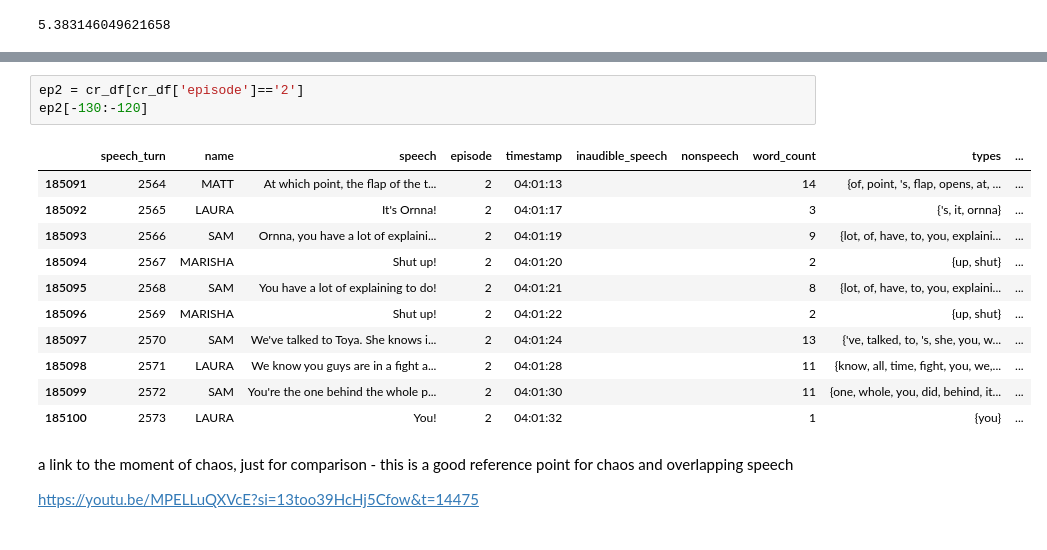
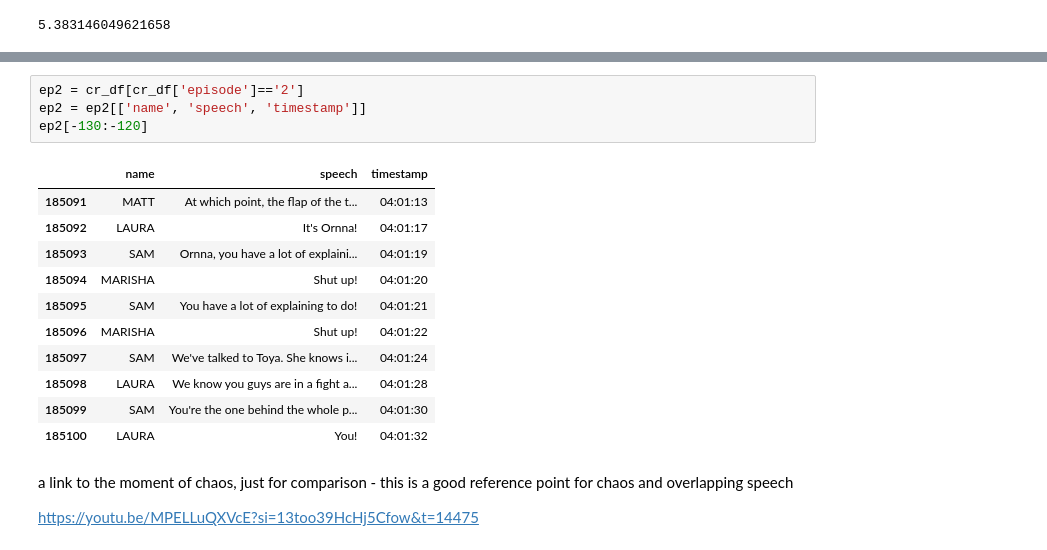
Before and after one commit to Data-Science-for-Linguists-2025/Critical-Role-Analysis, a Jupyter notebook: notebooks/cr_analysis.ipynb, the cells around one changed output, grey strips where cells are left out. Drawn from its saved outputs; the diff is of its cells as text.

```diff
--- a/notebooks/cr_analysis.ipynb
+++ b/notebooks/cr_analysis.ipynb
@@ -1101,18 +1139,19 @@ something about how i planned to inverstigate interruptions but the format of th
 # %%
 ep2 = cr_df[cr_df['episode']=='2']
+ep2 = ep2[['name', 'speech', 'timestamp']]
 ep2[-130:-120]
 # %% [output]
-|  | speech_turn | name | speech | episode | timestamp | inaudible_speech | nonspeech | word_count | types | ... |
-| 185091 | 2564 | MATT | At which point, the flap of the t... | 2 | 04:01:13 |  |  | 14 | {of, point, 's, flap, opens, at, ... | ... |
-| 185092 | 2565 | LAURA | It's Ornna! | 2 | 04:01:17 |  |  | 3 | {'s, it, ornna} | ... |
-| 185093 | 2566 | SAM | Ornna, you have a lot of explaini... | 2 | 04:01:19 |  |  | 9 | {lot, of, have, to, you, explaini... | ... |
-| 185094 | 2567 | MARISHA | Shut up! | 2 | 04:01:20 |  |  | 2 | {up, shut} | ... |
-| 185095 | 2568 | SAM | You have a lot of explaining to do! | 2 | 04:01:21 |  |  | 8 | {lot, of, have, to, you, explaini... | ... |
-| 185096 | 2569 | MARISHA | Shut up! | 2 | 04:01:22 |  |  | 2 | {up, shut} | ... |
-| 185097 | 2570 | SAM | We've talked to Toya. She knows i... | 2 | 04:01:24 |  |  | 13 | {'ve, talked, to, 's, she, you, w... | ... |
-| 185098 | 2571 | LAURA | We know you guys are in a fight a... | 2 | 04:01:28 |  |  | 11 | {know, all, time, fight, you, we,... | ... |
-| 185099 | 2572 | SAM | You're the one behind the whole p... | 2 | 04:01:30 |  |  | 11 | {one, whole, you, did, behind, it... | ... |
-| 185100 | 2573 | LAURA | You! | 2 | 04:01:32 |  |  | 1 | {you} | ... |
+|  | name | speech | timestamp |
+| 185091 | MATT | At which point, the flap of the t... | 04:01:13 |
+| 185092 | LAURA | It's Ornna! | 04:01:17 |
+| 185093 | SAM | Ornna, you have a lot of explaini... | 04:01:19 |
+| 185094 | MARISHA | Shut up! | 04:01:20 |
+| 185095 | SAM | You have a lot of explaining to do! | 04:01:21 |
+| 185096 | MARISHA | Shut up! | 04:01:22 |
+| 185097 | SAM | We've talked to Toya. She knows i... | 04:01:24 |
+| 185098 | LAURA | We know you guys are in a fight a... | 04:01:28 |
+| 185099 | SAM | You're the one behind the whole p... | 04:01:30 |
+| 185100 | LAURA | You! | 04:01:32 |
 # %% [markdown]
 a link to the moment of chaos, just for comparison - this is a good reference point for chaos and overlapping speech
 
```
Also changed, not shown: parts of 28 cells of this notebook.
